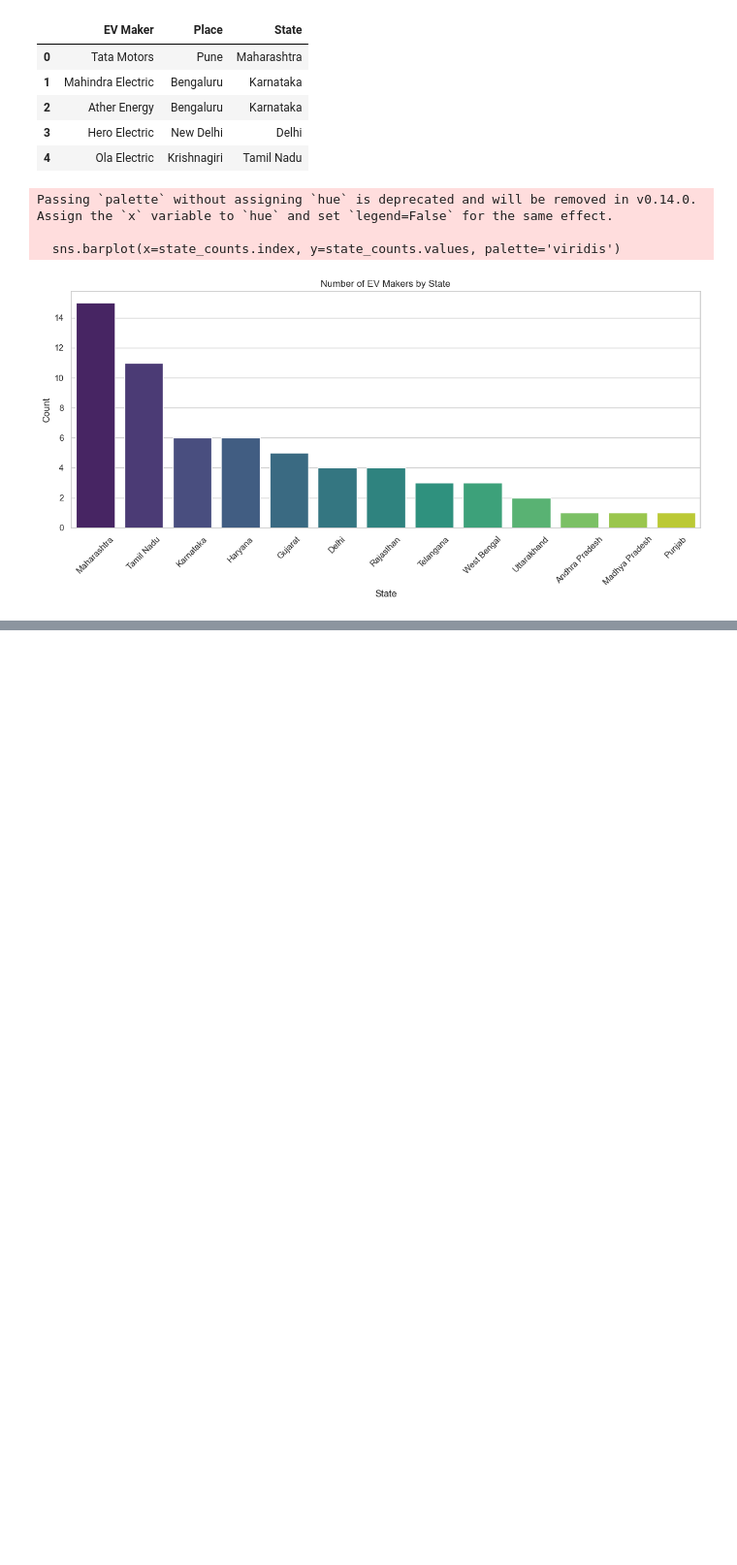
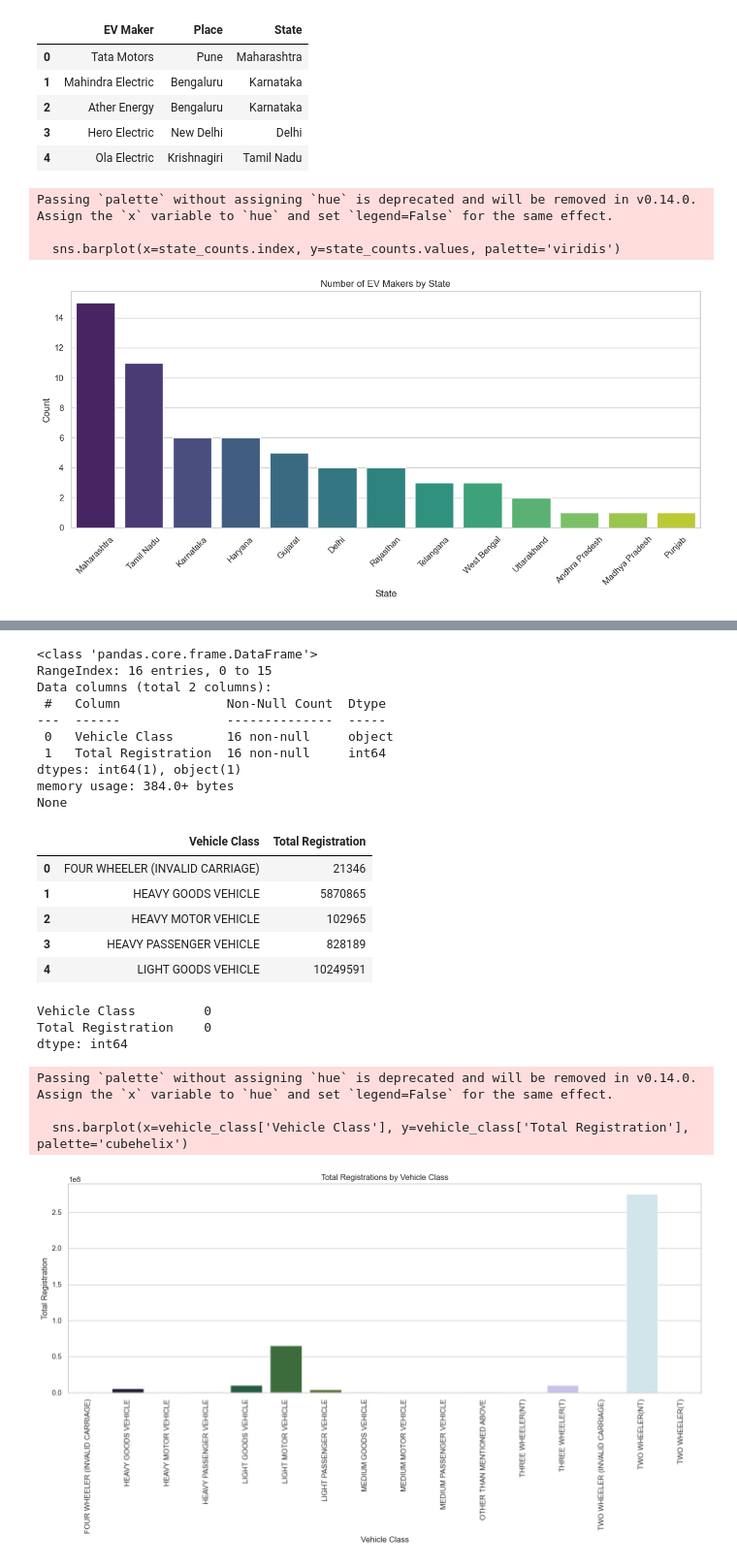
Before and after one commit to VisionExpo/EV-Market-Segmentation, a Jupyter notebook: notebooks/ev_market_analysis.ipynb, the cells around one changed output, grey strips where cells are left out. Shown: that part at 97% size. Cells and saved outputs as stored; diff of their text form; code cells hidden in the pictures; blank space fills up the shorter version.

```diff
--- a/notebooks/ev_market_analysis.ipynb
+++ b/notebooks/ev_market_analysis.ipynb
@@ -119,0 +205,40 @@ from datetime import datetime
+# %%
+# Vehicle class registration
+vehicle_class = pd.read_csv(vehicle_class_path)
+vehicle_class['Total Registration'] = vehicle_class['Total Registration'].str.replace(',', '').astype(int)
+
+print(vehicle_class.info())
+display(vehicle_class.head())
+print(vehicle_class.isnull().sum())
+
+plt.figure(figsize=(14, 8))
+sns.barplot(x=vehicle_class['Vehicle Class'], y=vehicle_class['Total Registration'], palette='cubehelix')
+plt.xticks(rotation=90)
+plt.title('Total Registrations by Vehicle Class')
+plt.ylabel('Total Registration')
+plt.xlabel('Vehicle Class')
+plt.show()
+# %% [output]
+<class 'pandas.core.frame.DataFrame'>
+RangeIndex: 16 entries, 0 to 15
+Data columns (total 2 columns):
+ #   Column              Non-Null Count  Dtype
+---  ------              --------------  -----
+ 0   Vehicle Class       16 non-null     object
+ 1   Total Registration  16 non-null     int64
+dtypes: int64(1), object(1)
+memory usage: 384.0+ bytes
+None
+|  | Vehicle Class | Total Registration |
+| 0 | FOUR WHEELER (INVALID CARRIAGE) | 21346 |
+| 1 | HEAVY GOODS VEHICLE | 5870865 |
+| 2 | HEAVY MOTOR VEHICLE | 102965 |
+| 3 | HEAVY PASSENGER VEHICLE | 828189 |
+| 4 | LIGHT GOODS VEHICLE | 10249591 |
+Vehicle Class         0
+Total Registration    0
+dtype: int64
+Passing `palette` without assigning `hue` is deprecated and will be removed in v0.14.0. Assign the `x` variable to `hue` and set `legend=False` for the same effect.
+
+  sns.barplot(x=vehicle_class['Vehicle Class'], y=vehicle_class['Total Registration'], palette='cubehelix')
+[figure, added]
```
Also changed, not shown: parts of 9 cells of this notebook.
